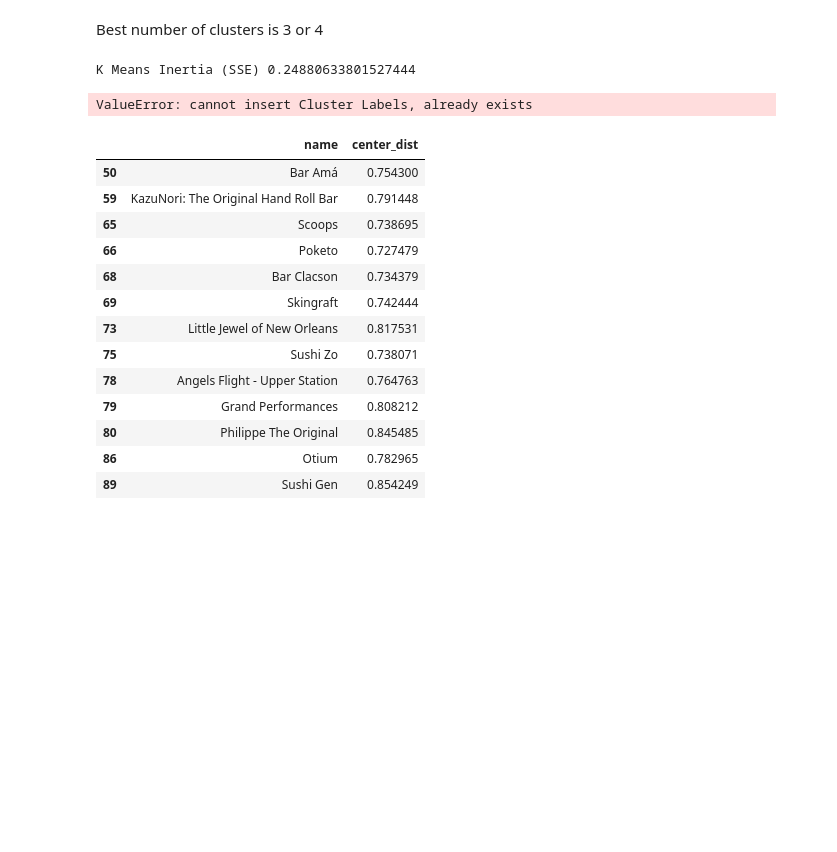
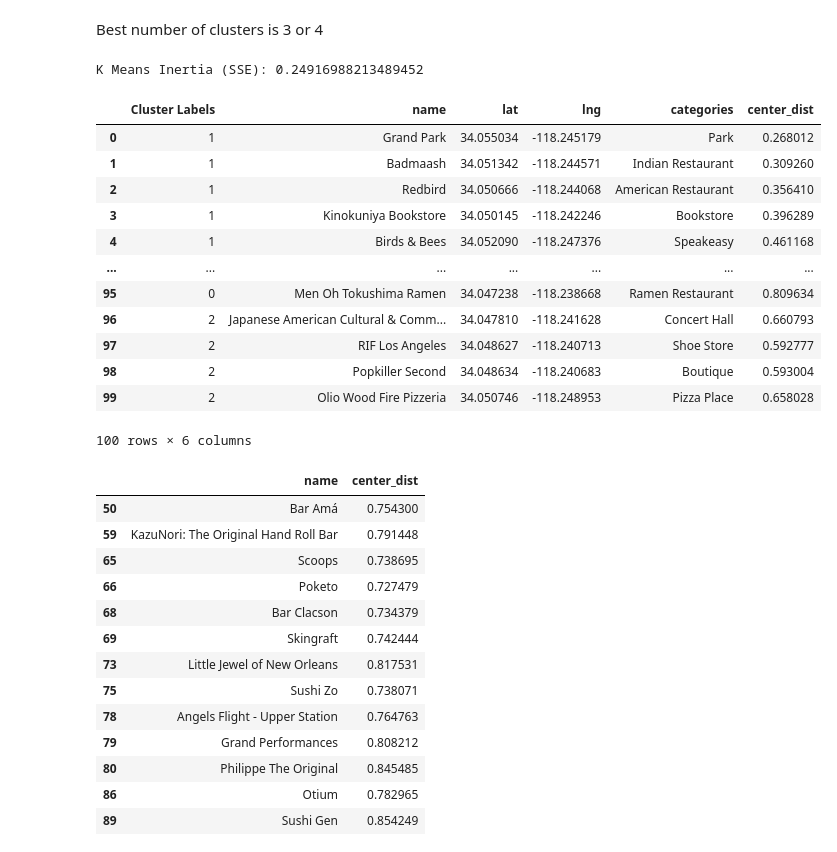
Before and after one commit to DrBrentRD/Coursera_Capstone, a Jupyter notebook: Capstone.ipynb, the cells around one changed output. Saved outputs shown, nothing was run; the diff lists cells and outputs as text; code cells hidden in the pictures; blank space fills up the shorter version.

```diff
--- a/Capstone.ipynb
+++ b/Capstone.ipynb
@@ -391,19 +391,32 @@ plt.show()
 # %% [markdown]
 Best number of clusters is 3 or 4
 # %%
+#run the K Means algorithm
+###test with 3 and 4 clusters
 kclusters = 3
 kmeans_la = KMeans(init='k-means++', n_clusters=kclusters, random_state=0, n_init=12).fit(la_clustered)
-print('K Means Inertia (SSE)', kmeans_la.inertia_)
+print('K Means Inertia (SSE):', kmeans_la.inertia_)
 # %% [output]
-K Means Inertia (SSE) 0.24880633801527444
+K Means Inertia (SSE): 0.24916988213489452
 # %%
 #add the kmeans labels to the dataframe
-la_clustered_merged = pd.DataFrame()
-la_clustered_merged = LA_venues
+la_clustered_merged = LA_venues.copy()
 la_clustered_merged.insert(0, "Cluster Labels", kmeans_la.labels_)
 la_clustered_merged
 # %% [output]
+|  | Cluster Labels | name | lat | lng | categories | center_dist |
+| 0 | 1 | Grand Park | 34.055034 | -118.245179 | Park | 0.268012 |
+| 1 | 1 | Badmaash | 34.051342 | -118.244571 | Indian Restaurant | 0.309260 |
+| 2 | 1 | Redbird | 34.050666 | -118.244068 | American Restaurant | 0.356410 |
+| 3 | 1 | Kinokuniya Bookstore | 34.050145 | -118.242246 | Bookstore | 0.396289 |
+| 4 | 1 | Birds & Bees | 34.052090 | -118.247376 | Speakeasy | 0.461168 |
+| ... | ... | ... | ... | ... | ... | ... |
+| 95 | 0 | Men Oh Tokushima Ramen | 34.047238 | -118.238668 | Ramen Restaurant | 0.809634 |
+| 96 | 2 | Japanese American Cultural & Comm... | 34.047810 | -118.241628 | Concert Hall | 0.660793 |
+| 97 | 2 | RIF Los Angeles | 34.048627 | -118.240713 | Shoe Store | 0.592777 |
+| 98 | 2 | Popkiller Second | 34.048634 | -118.240683 | Boutique | 0.593004 |
+| 99 | 2 | Olio Wood Fire Pizzeria | 34.050746 | -118.248953 | Pizza Place | 0.658028 |
-ValueError: cannot insert Cluster Labels, already exists
+100 rows × 6 columns
 # %%
 la_clustered_merged.loc[la_clustered_merged['Cluster Labels']==4, la_clustered_merged.columns[[1] + list(range(5, la_clustered_merged.shape[1]))]]
 # %% [output]
```
Also changed, not shown: parts of 11 cells of this notebook.
